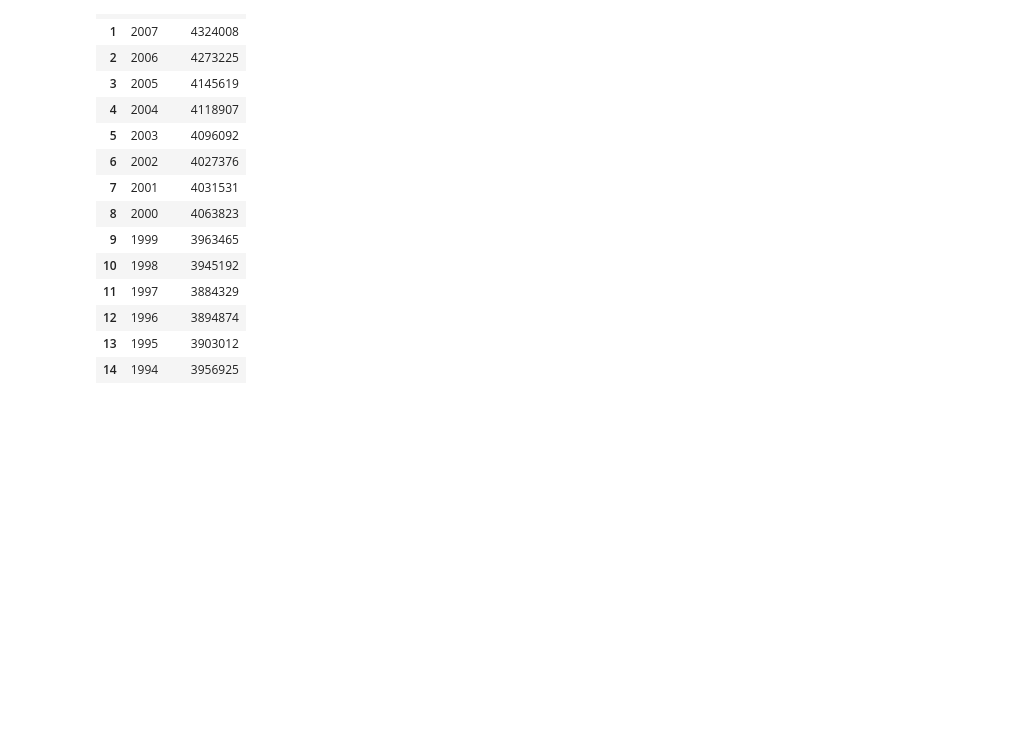
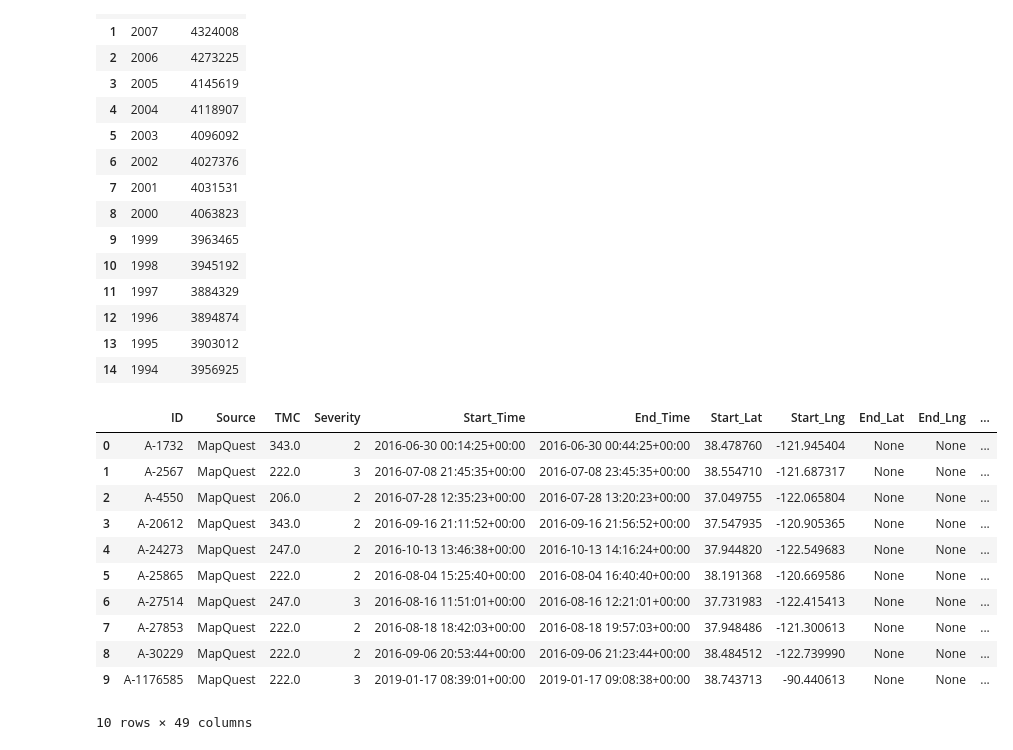
Before and after one commit to kbs-group-9/kbs-group-9.github.io, a Jupyter notebook: Configuration/ConfiguringBigQuery.ipynb, the cells around one changed output. Drawn from its saved outputs; the diff is of its cells as text; code cells hidden in the pictures; blank space fills up the shorter version.

Commit message:
Creating Pandas dataframe with BigQuery

```diff
--- a/Configuration/ConfiguringBigQuery.ipynb
+++ b/Configuration/ConfiguringBigQuery.ipynb
@@ -40,0 +44,16 @@ LIMIT 15
+# %%
+%%bigquery
+select * from `kbs-2020.usaccidents.accidents` limit 10
+# %% [output]
+|  | ID | Source | TMC | Severity | Start_Time | End_Time | Start_Lat | Start_Lng | End_Lat | End_Lng | ... |
+| 0 | A-1732 | MapQuest | 343.0 | 2 | 2016-06-30 00:14:25+00:00 | 2016-06-30 00:44:25+00:00 | 38.478760 | -121.945404 | None | None | ... |
+| 1 | A-2567 | MapQuest | 222.0 | 3 | 2016-07-08 21:45:35+00:00 | 2016-07-08 23:45:35+00:00 | 38.554710 | -121.687317 | None | None | ... |
+| 2 | A-4550 | MapQuest | 206.0 | 2 | 2016-07-28 12:35:23+00:00 | 2016-07-28 13:20:23+00:00 | 37.049755 | -122.065804 | None | None | ... |
+| 3 | A-20612 | MapQuest | 343.0 | 2 | 2016-09-16 21:11:52+00:00 | 2016-09-16 21:56:52+00:00 | 37.547935 | -120.905365 | None | None | ... |
+| 4 | A-24273 | MapQuest | 247.0 | 2 | 2016-10-13 13:46:38+00:00 | 2016-10-13 14:16:24+00:00 | 37.944820 | -122.549683 | None | None | ... |
+| 5 | A-25865 | MapQuest | 222.0 | 2 | 2016-08-04 15:25:40+00:00 | 2016-08-04 16:40:40+00:00 | 38.191368 | -120.669586 | None | None | ... |
+| 6 | A-27514 | MapQuest | 247.0 | 3 | 2016-08-16 11:51:01+00:00 | 2016-08-16 12:21:01+00:00 | 37.731983 | -122.415413 | None | None | ... |
+| 7 | A-27853 | MapQuest | 222.0 | 2 | 2016-08-18 18:42:03+00:00 | 2016-08-18 19:57:03+00:00 | 37.948486 | -121.300613 | None | None | ... |
+| 8 | A-30229 | MapQuest | 222.0 | 2 | 2016-09-06 20:53:44+00:00 | 2016-09-06 21:23:44+00:00 | 38.484512 | -122.739990 | None | None | ... |
+| 9 | A-1176585 | MapQuest | 222.0 | 3 | 2019-01-17 08:39:01+00:00 | 2019-01-17 09:08:38+00:00 | 38.743713 | -90.440613 | None | None | ... |
+10 rows × 49 columns
```
Also changed, not shown: parts of 3 cells of this notebook.
